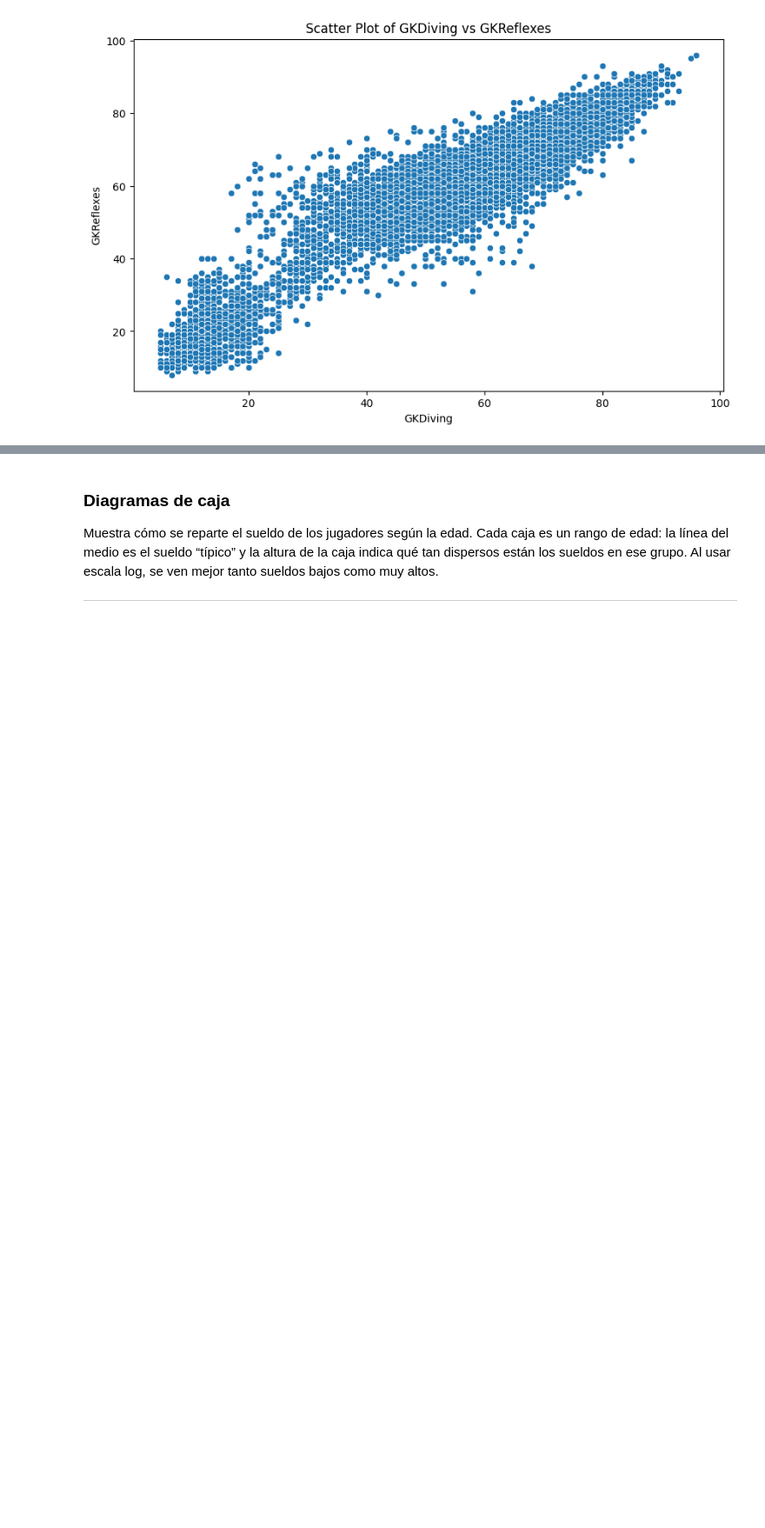
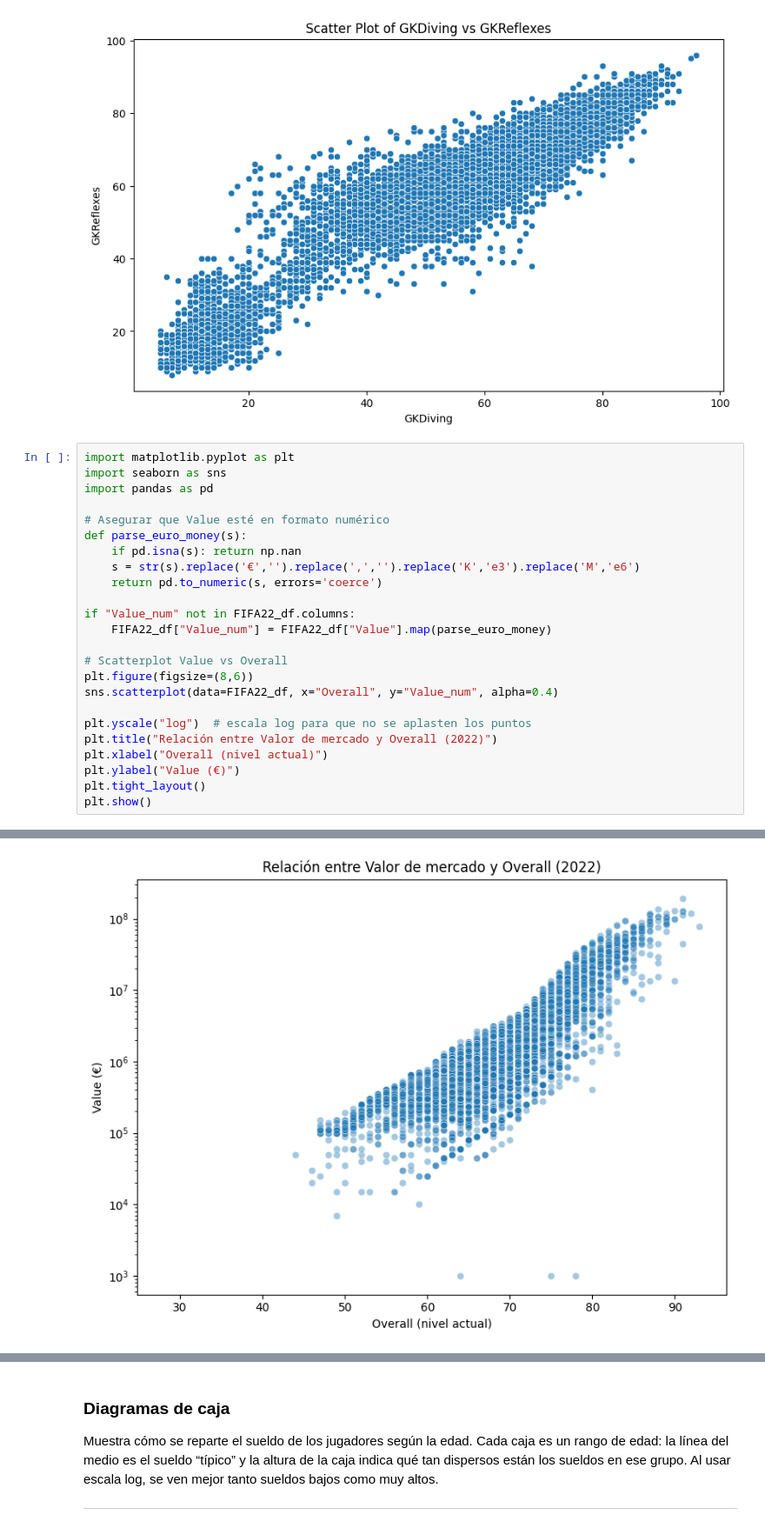
Before and after one commit to BrandonLCC/FIFA_ML_Kedro, a Jupyter notebook: machine-learning-project/notebooks/2_Data_Understanding.ipynb, the cells around one changed output, grey strips where cells are left out. Shown at 87% size. Saved outputs shown, nothing was run; the diff lists cells and outputs as text; blank space fills up the shorter version.

```diff
--- a/machine-learning-project/notebooks/2_Data_Understanding.ipynb
+++ b/machine-learning-project/notebooks/2_Data_Understanding.ipynb
@@ -453,3 +437,28 @@ plt.show()
 # %% [output]
 [interactive output not drawn]
 [figure]
+# %%
+import matplotlib.pyplot as plt
+import seaborn as sns
+import pandas as pd
+
+# Asegurar que Value esté en formato numérico
+def parse_euro_money(s):
+    if pd.isna(s): return np.nan
+    s = str(s).replace('€','').replace(',','').replace('K','e3').replace('M','e6')
+    return pd.to_numeric(s, errors='coerce')
+
+if "Value_num" not in FIFA22_df.columns:
+    FIFA22_df["Value_num"] = FIFA22_df["Value"].map(parse_euro_money)
+
+# Scatterplot Value vs Overall
+plt.figure(figsize=(8,6))
+sns.scatterplot(data=FIFA22_df, x="Overall", y="Value_num", alpha=0.4)
+
+plt.yscale("log")  # escala log para que no se aplasten los puntos
+plt.title("Relación entre Valor de mercado y Overall (2022)")
+plt.xlabel("Overall (nivel actual)")
+plt.ylabel("Value (€)")
+plt.tight_layout()
+plt.show()
+# %% [output]
@@ -455,0 +466 @@ plt.show()
+[figure, added]
```
Also changed, not shown: parts of 7 cells of this notebook.
